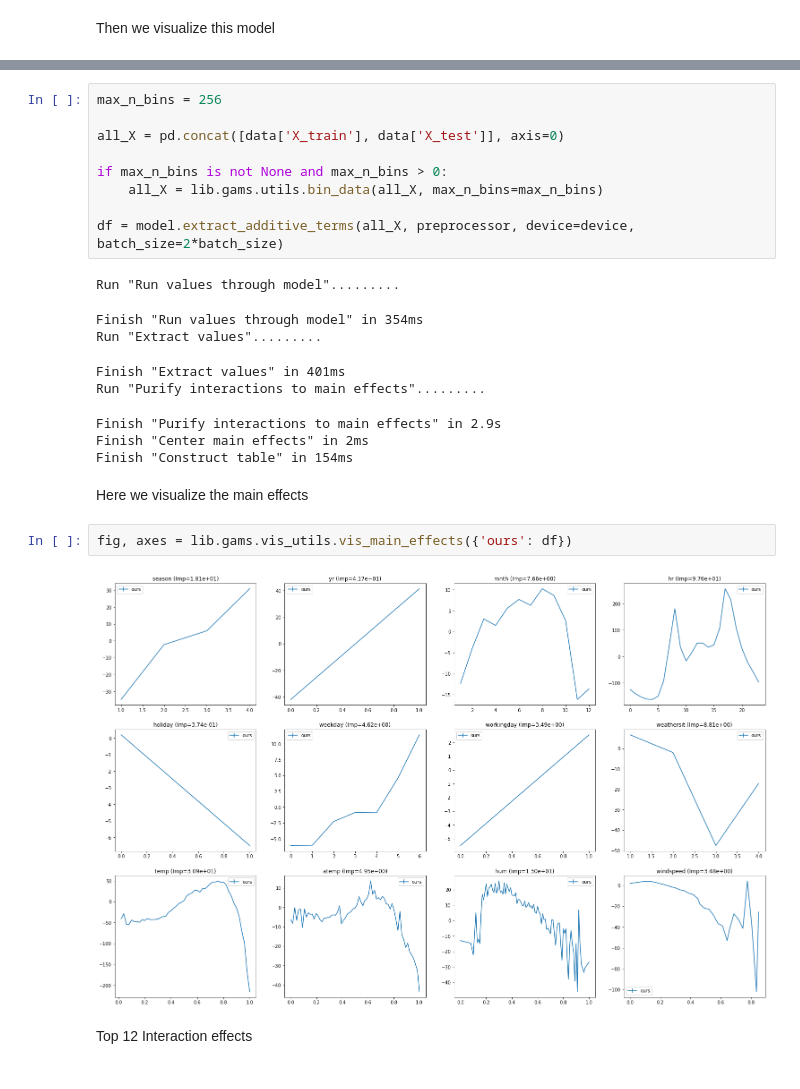
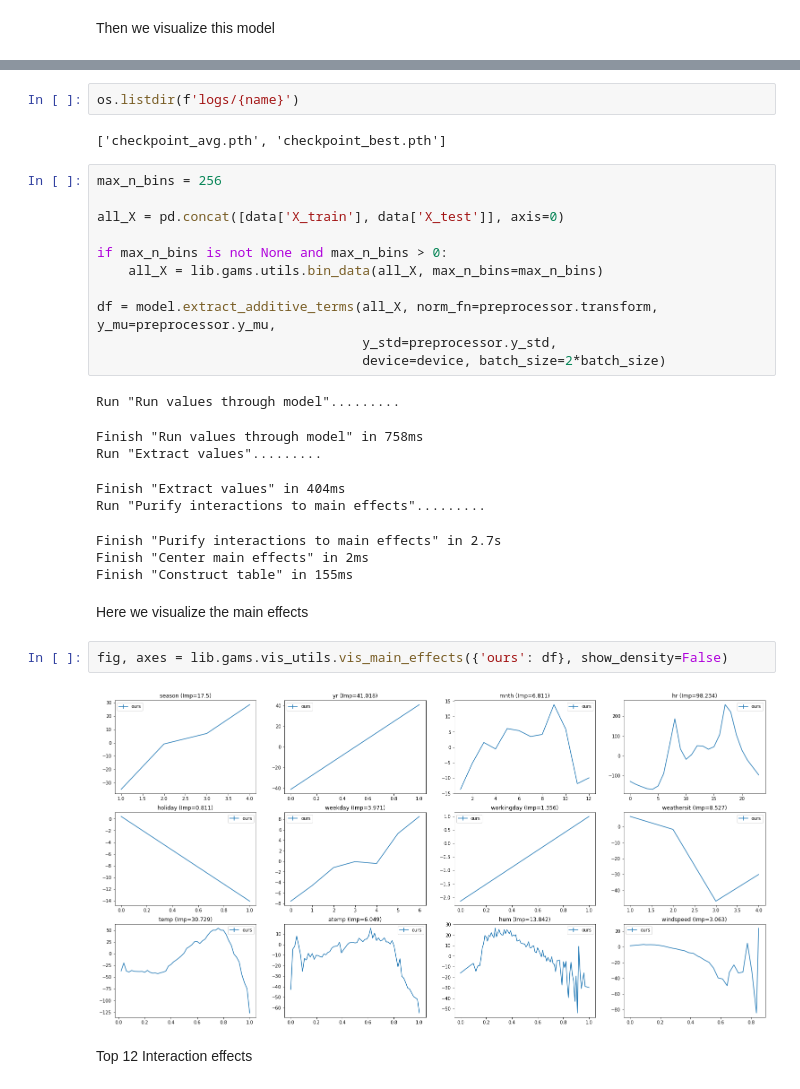
Before and after one commit to zzzace2000/nodegam, a Jupyter notebook: bikeshare_node_ga2m.ipynb, the cells around one changed output, grey strips where cells are left out. Saved outputs shown, nothing was run; the diff lists cells and outputs as text.

```diff
--- a/bikeshare_node_ga2m.ipynb
+++ b/bikeshare_node_ga2m.ipynb
@@ -255,3 +256,7 @@ checkpoint_avg.pth  checkpoint_best.pth
+# %%
+os.listdir(f'logs/{name}')
+# %% [output]
+['checkpoint_avg.pth', 'checkpoint_best.pth']
 # %%
 max_n_bins = 256
 
@@ -260,22 +265,24 @@ all_X = pd.concat([data['X_train'], data['X_test']], axis=0)
 if max_n_bins is not None and max_n_bins > 0:
     all_X = lib.gams.utils.bin_data(all_X, max_n_bins=max_n_bins)
 
-df = model.extract_additive_terms(all_X, preprocessor, device=device, batch_size=2*batch_size)
+df = model.extract_additive_terms(all_X, norm_fn=preprocessor.transform, y_mu=preprocessor.y_mu,
+                                  y_std=preprocessor.y_std,
+                                  device=device, batch_size=2*batch_size)
 # %% [output]
 Run "Run values through model".........
-Finish "Run values through model" in 354ms
+Finish "Run values through model" in 758ms
 Run "Extract values".........
-Finish "Extract values" in 401ms
+Finish "Extract values" in 404ms
 Run "Purify interactions to main effects".........
-Finish "Purify interactions to main effects" in 2.9s
+Finish "Purify interactions to main effects" in 2.7s
 Finish "Center main effects" in 2ms
-Finish "Construct table" in 154ms
+Finish "Construct table" in 155ms
 # %% [markdown]
 Here we visualize the main effects
 # %%
-fig, axes = lib.gams.vis_utils.vis_main_effects({'ours': df})
+fig, axes = lib.gams.vis_utils.vis_main_effects({'ours': df}, show_density=False)
 # %% [output]
-[figure, old version]
+[figure, new version]
 # %% [markdown]
 Top 12 Interaction effects
 # %%
```
Also changed, not shown: parts of 9 cells of this notebook, 1 other file.
